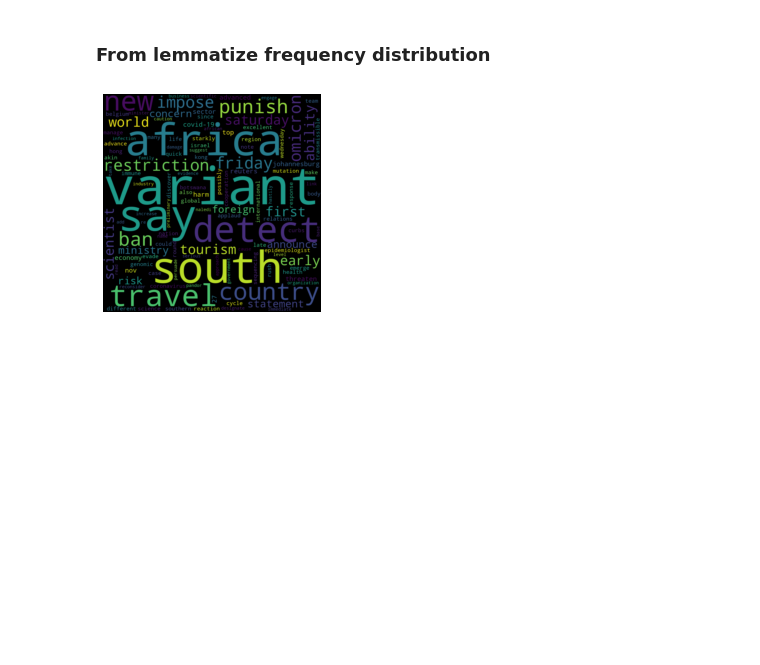
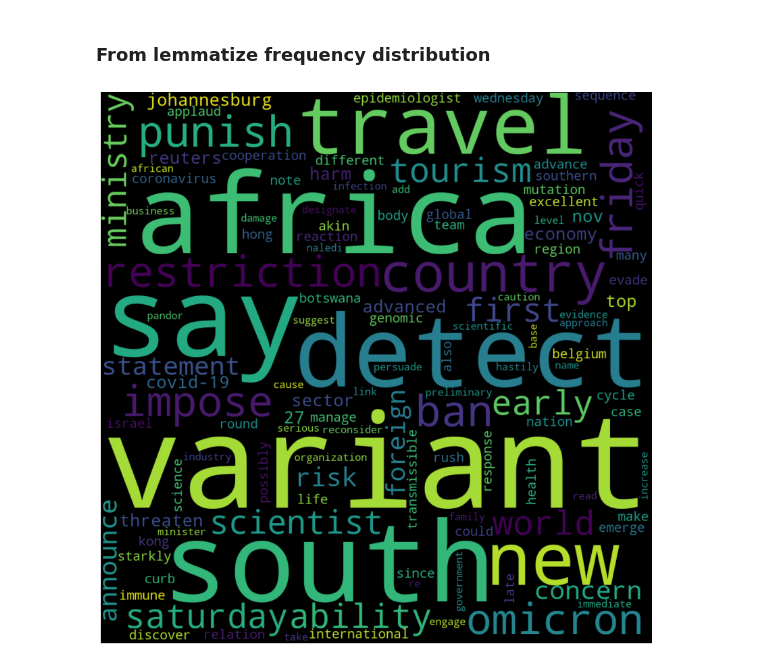
Before and after one commit to GuillaumeArp/Wild_Notebooks, a Jupyter notebook: NLP/1.3 NLP - WordCloud - Guillaume Arp.ipynb, the cells around one changed output. Saved outputs shown, nothing was run; the diff lists cells and outputs as text; code cells hidden in the pictures; blank space fills up the shorter version.

```diff
--- a/NLP/1.3 NLP - WordCloud - Guillaume Arp.ipynb
+++ b/NLP/1.3 NLP - WordCloud - Guillaume Arp.ipynb
@@ -220,10 +207,10 @@ plt.show()
 # %%
 wordcloud.generate_from_frequencies(freq_dist_words_lemm)
 
-plt.figure()
+plt.figure(figsize=(15,15))
 plt.imshow(wordcloud, interpolation="bilinear")
 plt.axis("off")
 plt.margins(x=0, y=0)
 plt.show()
 # %% [output]
-[figure, old version]
+[figure, new version]
```
Also changed, not shown: parts of 10 cells of this notebook.
